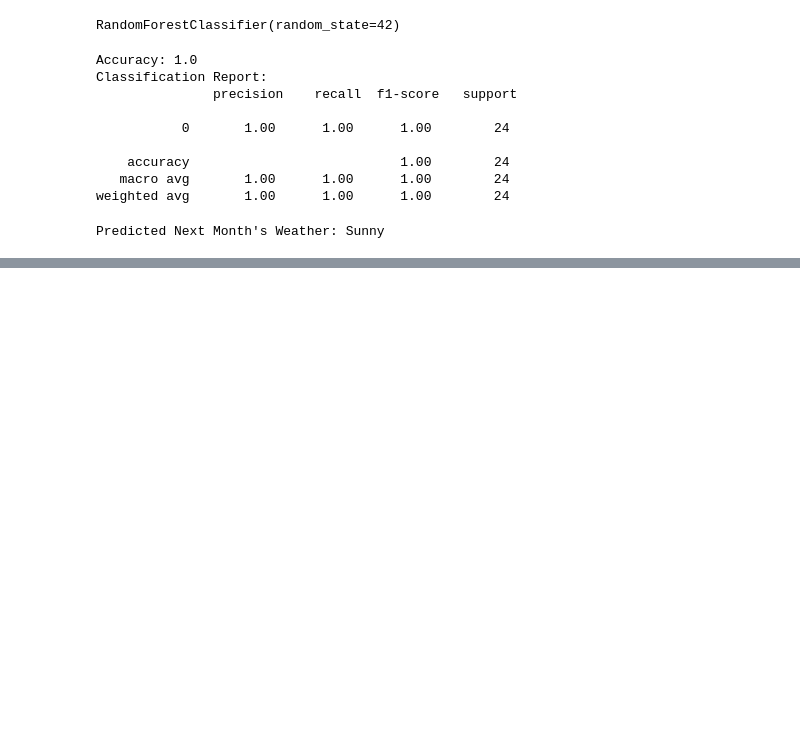
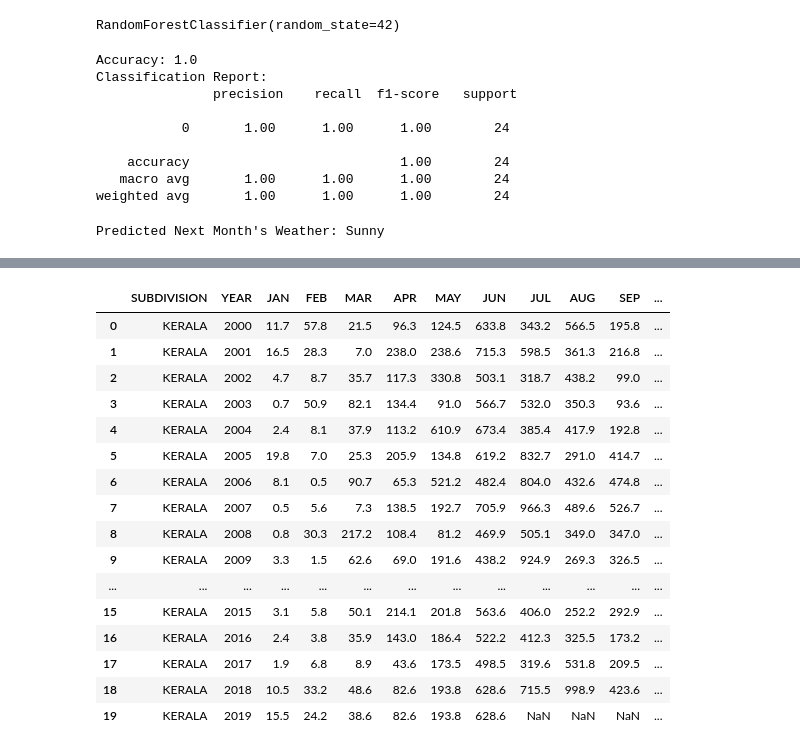
Before and after one commit to BrightyJijiAbraham/Electro-Demand, a Jupyter notebook: electro.ipynb, the cells around one changed output, grey strips where cells are left out. Drawn from its saved outputs; the diff is of its cells as text; code cells hidden in the pictures; blank space fills up the shorter version.

```diff
--- a/electro.ipynb
+++ b/electro.ipynb
@@ -69,0 +311,20 @@ Predicted Next Month's Weather: Sunny
+# %%
+rainfall_data
+# %% [output]
+|  | SUBDIVISION | YEAR | JAN | FEB | MAR | APR | MAY | JUN | JUL | AUG | SEP | ... |
+| 0 | KERALA | 2000 | 11.7 | 57.8 | 21.5 | 96.3 | 124.5 | 633.8 | 343.2 | 566.5 | 195.8 | ... |
+| 1 | KERALA | 2001 | 16.5 | 28.3 | 7.0 | 238.0 | 238.6 | 715.3 | 598.5 | 361.3 | 216.8 | ... |
+| 2 | KERALA | 2002 | 4.7 | 8.7 | 35.7 | 117.3 | 330.8 | 503.1 | 318.7 | 438.2 | 99.0 | ... |
+| 3 | KERALA | 2003 | 0.7 | 50.9 | 82.1 | 134.4 | 91.0 | 566.7 | 532.0 | 350.3 | 93.6 | ... |
+| 4 | KERALA | 2004 | 2.4 | 8.1 | 37.9 | 113.2 | 610.9 | 673.4 | 385.4 | 417.9 | 192.8 | ... |
+| 5 | KERALA | 2005 | 19.8 | 7.0 | 25.3 | 205.9 | 134.8 | 619.2 | 832.7 | 291.0 | 414.7 | ... |
+| 6 | KERALA | 2006 | 8.1 | 0.5 | 90.7 | 65.3 | 521.2 | 482.4 | 804.0 | 432.6 | 474.8 | ... |
+| 7 | KERALA | 2007 | 0.5 | 5.6 | 7.3 | 138.5 | 192.7 | 705.9 | 966.3 | 489.6 | 526.7 | ... |
+| 8 | KERALA | 2008 | 0.8 | 30.3 | 217.2 | 108.4 | 81.2 | 469.9 | 505.1 | 349.0 | 347.0 | ... |
+| 9 | KERALA | 2009 | 3.3 | 1.5 | 62.6 | 69.0 | 191.6 | 438.2 | 924.9 | 269.3 | 326.5 | ... |
+| ... | ... | ... | ... | ... | ... | ... | ... | ... | ... | ... | ... | ... |
+| 15 | KERALA | 2015 | 3.1 | 5.8 | 50.1 | 214.1 | 201.8 | 563.6 | 406.0 | 252.2 | 292.9 | ... |
+| 16 | KERALA | 2016 | 2.4 | 3.8 | 35.9 | 143.0 | 186.4 | 522.2 | 412.3 | 325.5 | 173.2 | ... |
+| 17 | KERALA | 2017 | 1.9 | 6.8 | 8.9 | 43.6 | 173.5 | 498.5 | 319.6 | 531.8 | 209.5 | ... |
+| 18 | KERALA | 2018 | 10.5 | 33.2 | 48.6 | 82.6 | 193.8 | 628.6 | 715.5 | 998.9 | 423.6 | ... |
+| 19 | KERALA | 2019 | 15.5 | 24.2 | 38.6 | 82.6 | 193.8 | 628.6 | NaN | NaN | NaN | ... |
```
Also changed, not shown: parts of 4 cells of this notebook, 4 other files.
